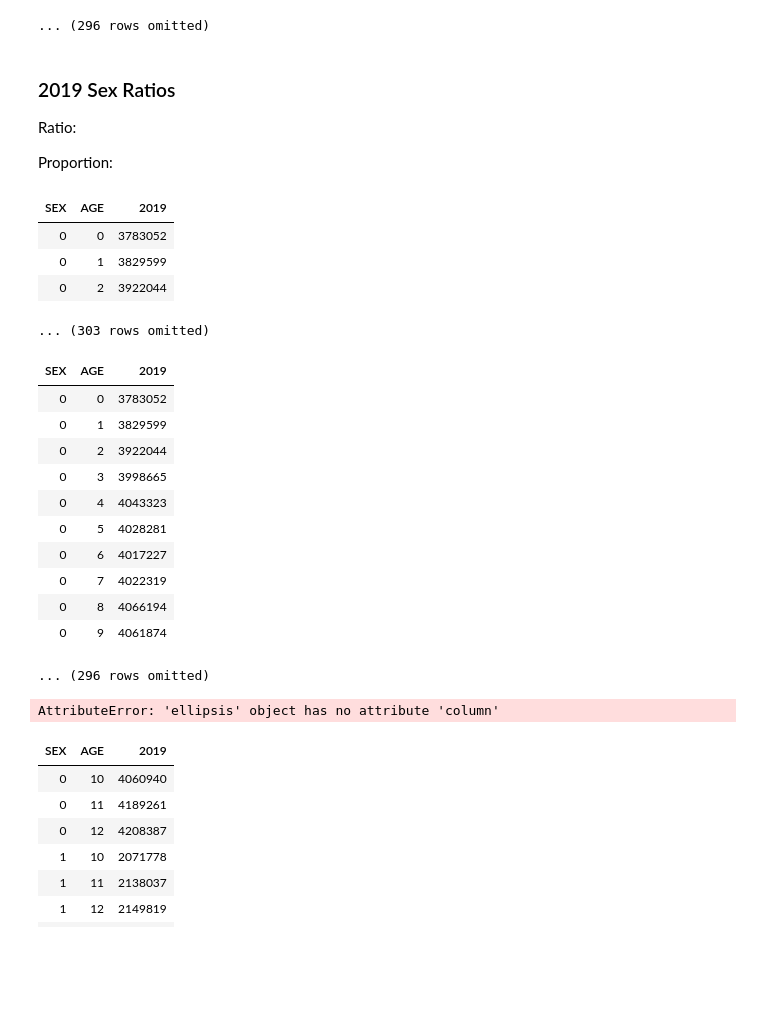
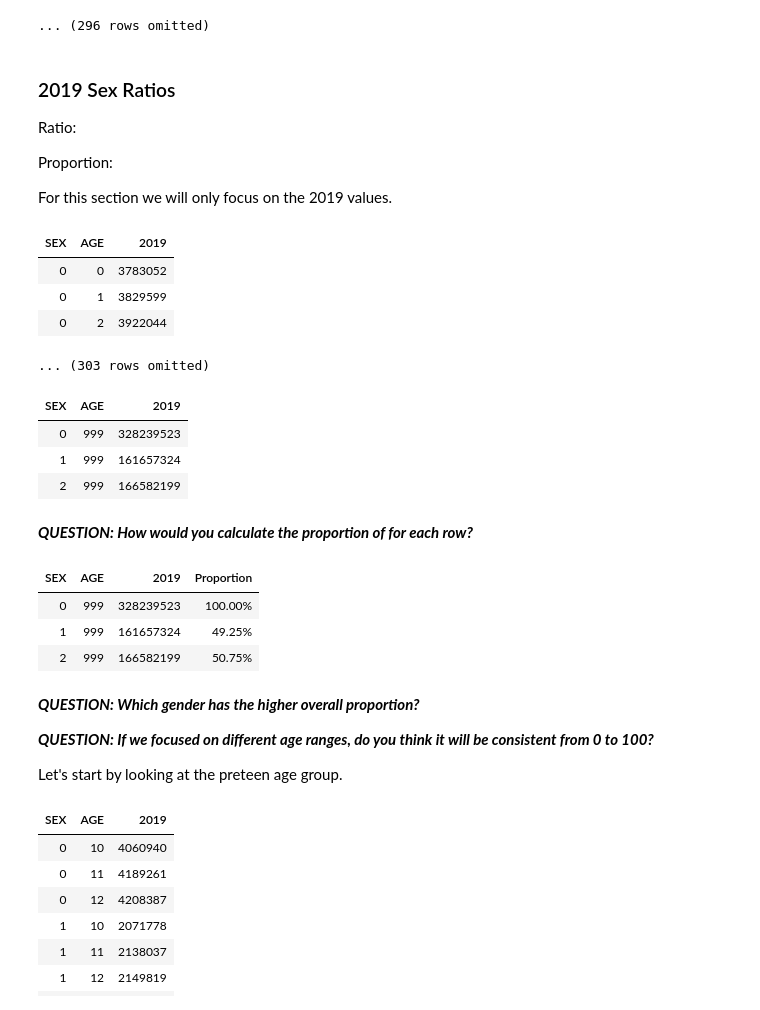
Before and after one commit to RHC-DSCI-100/Lecture-Notes, a Jupyter notebook: lecture/lec06_instructor.ipynb, the cells around one changed output. Saved outputs shown, nothing was run; the diff lists cells and outputs as text; code cells hidden in the pictures; blank space fills up the shorter version.

```diff
--- a/lecture/lec06_instructor.ipynb
+++ b/lecture/lec06_instructor.ipynb
@@ -186,4 +100,6 @@ us_pop.with_column(
 Ratio:
 
 Proportion:
+
+For this section we will only focus on the 2019 values.
 # %%
@@ -196,30 +113,33 @@ us_pop_2019.show(3)
 | 0 | 2 | 3922044 |
 ... (303 rows omitted)
 # %%
-# Create a table from the newly created table that only displays the age category for the entire population.
-all_ages = us_pop_2019.drop('2014')
+# COMPLETE: Create a table from 2019 table that only displays the age category for the entire population.
+all_ages = us_pop_2019.where('AGE', are.equal_to(999))
 all_ages
 # %% [output]
 | SEX | AGE | 2019 |
-| 0 | 0 | 3783052 |
-| 0 | 1 | 3829599 |
-| 0 | 2 | 3922044 |
-| 0 | 3 | 3998665 |
-| 0 | 4 | 4043323 |
-| 0 | 5 | 4028281 |
-| 0 | 6 | 4017227 |
-| 0 | 7 | 4022319 |
-| 0 | 8 | 4066194 |
-| 0 | 9 | 4061874 |
+| 0 | 999 | 328239523 |
+| 1 | 999 | 161657324 |
+| 2 | 999 | 166582199 |
-... (296 rows omitted)
+# %% [markdown]
+***QUESTION: How would you calculate the proportion of for each row?***
 # %%
-#Add a proportion column to easily see which gender has more
+# Add a proportion column to easily see which gender has more
 pop_2019 = all_ages.column('2019').item(0)
 all_ages.with_column(
     'Proportion', all_ages.column('2019')/pop_2019
 ).set_format('Proportion', PercentFormatter)
 # %% [output]
-AttributeError: 'ellipsis' object has no attribute 'column'
+| SEX | AGE | 2019 | Proportion |
+| 0 | 999 | 328239523 | 100.00% |
+| 1 | 999 | 161657324 | 49.25% |
+| 2 | 999 | 166582199 | 50.75% |
+# %% [markdown]
+***QUESTION: Which gender has the higher overall proportion?***
+
+***QUESTION: If we focused on different age ranges, do you think it will be consistent from 0 to 100?***
+
+Let's start by looking at the preteen age group.
 # %%
 preteen = us_pop_2019.where('AGE', are.between(10, 13))
 preteen
```
Also changed, not shown: parts of 37 cells of this notebook, 1 other file.
